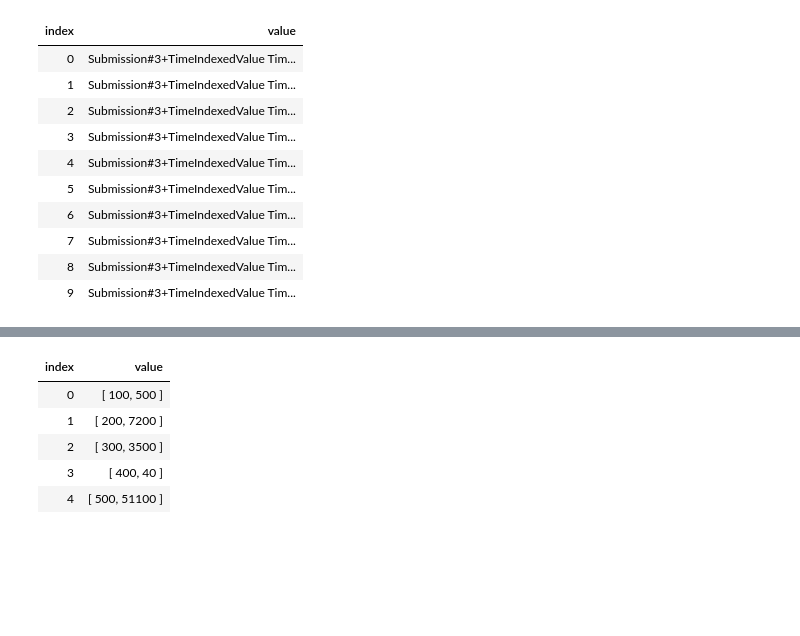
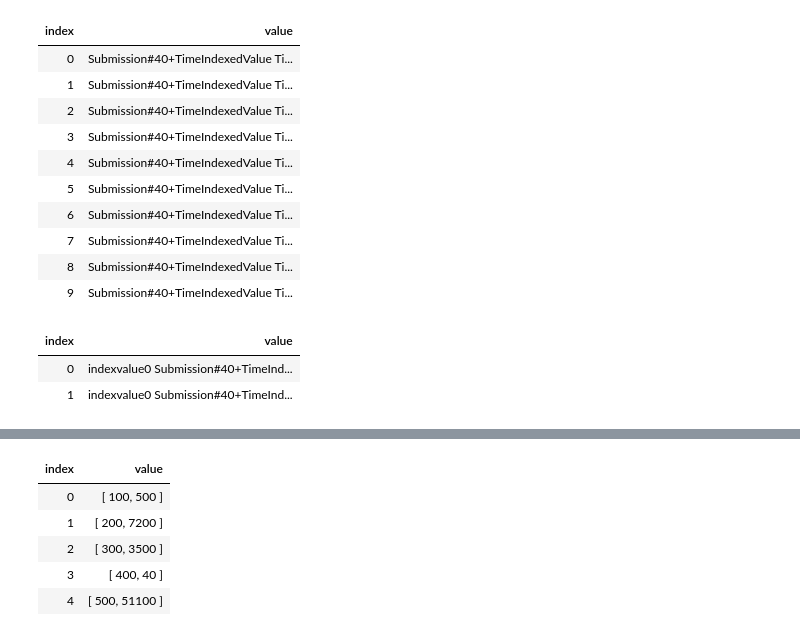
Before and after one commit to ocakbora/csharp_with_csharpfritz, a Jupyter notebook: notebooks/XXXX - Test.ipynb, the cells around one changed output, grey strips where cells are left out. Cells and saved outputs as stored; diff of their text form; code cells hidden in the pictures; blank space fills up the shorter version.

```diff
--- a/notebooks/XXXX - Test.ipynb
+++ b/notebooks/XXXX - Test.ipynb
@@ -81,19 +83,27 @@ var location2 = new Location(timeIndexedValues2, "Location 2");
 var locations = new List<Location>(){location1, location2};
 # %%
 var x = locations.SelectMany(y => y.TimeIndexedValues); // this is the list of all TimeIndexedValues
+// what does SelectMany do? It flattens the list of lists into a single list
 x
 # %% [output]
 | index | value |
-| 0 | Submission#3+TimeIndexedValue Tim... |
-| 1 | Submission#3+TimeIndexedValue Tim... |
-| 2 | Submission#3+TimeIndexedValue Tim... |
-| 3 | Submission#3+TimeIndexedValue Tim... |
-| 4 | Submission#3+TimeIndexedValue Tim... |
-| 5 | Submission#3+TimeIndexedValue Tim... |
-| 6 | Submission#3+TimeIndexedValue Tim... |
-| 7 | Submission#3+TimeIndexedValue Tim... |
-| 8 | Submission#3+TimeIndexedValue Tim... |
-| 9 | Submission#3+TimeIndexedValue Tim... |
+| 0 | Submission#40+TimeIndexedValue Ti... |
+| 1 | Submission#40+TimeIndexedValue Ti... |
+| 2 | Submission#40+TimeIndexedValue Ti... |
+| 3 | Submission#40+TimeIndexedValue Ti... |
+| 4 | Submission#40+TimeIndexedValue Ti... |
+| 5 | Submission#40+TimeIndexedValue Ti... |
+| 6 | Submission#40+TimeIndexedValue Ti... |
+| 7 | Submission#40+TimeIndexedValue Ti... |
+| 8 | Submission#40+TimeIndexedValue Ti... |
+| 9 | Submission#40+TimeIndexedValue Ti... |
+# %%
+var x = locations.Select(y => y.TimeIndexedValues);
+x
+# %% [output]
+| index | value |
+| 0 | indexvalue0 Submission#40+TimeInd... |
+| 1 | indexvalue0 Submission#40+TimeInd... |
 # %%
 var y = x.GroupBy(z => z.TimeStep.Index); // this is the list of all TimeIndexedValues grouped by TimeStep.Index
 y
```
Also changed, not shown: parts of 13 cells of this notebook.
